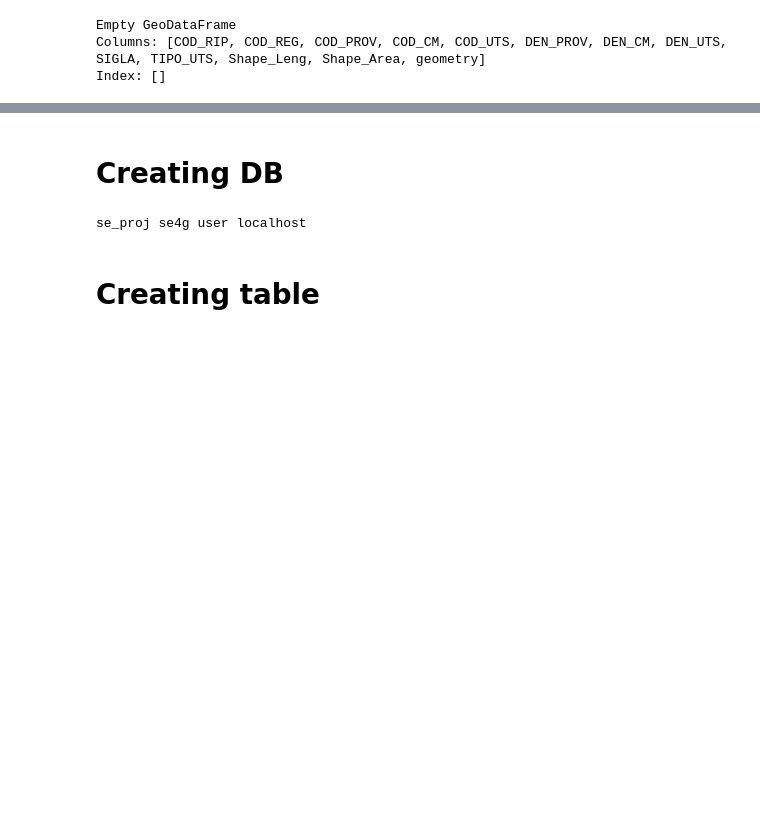
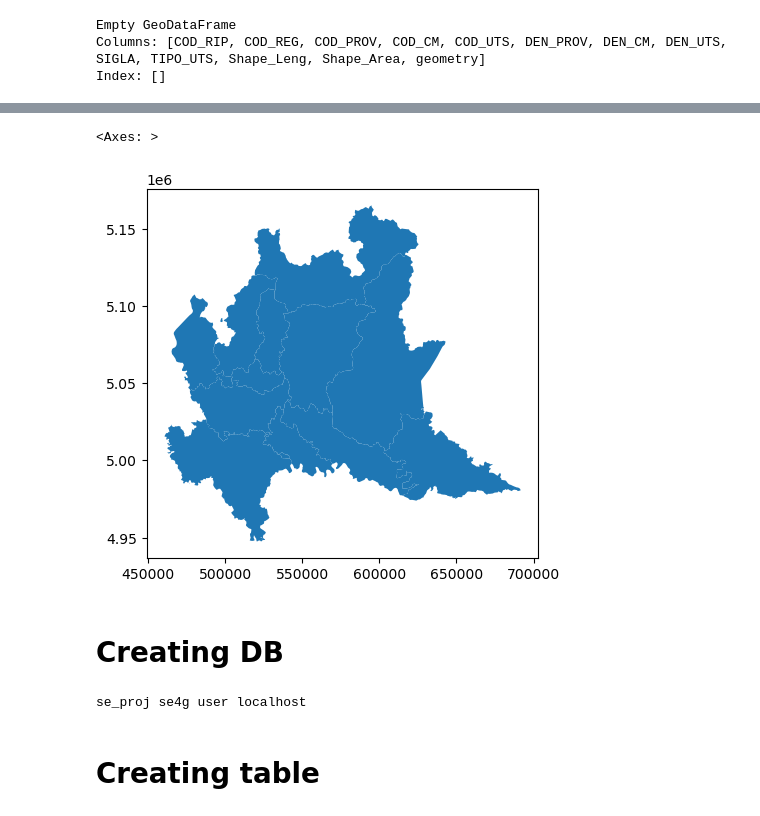
Before and after one commit to Black-Lights/AUPE, a Jupyter notebook: DB_project2024.ipynb, the cells around one changed output, grey strips where cells are left out. Saved outputs shown, nothing was run; the diff lists cells and outputs as text; code cells hidden in the pictures; blank space fills up the shorter version.

```diff
--- a/DB_project2024.ipynb
+++ b/DB_project2024.ipynb
@@ -96,15 +135,19 @@ merged_df2 = merged_df.merge(filtered_gdf[['COD_PROV', 'geometry']], on='COD_PRO
 # %%
 columns_to_select = ['geometry','cod_reg','cod_rip','COD_PROV','ar_kmq','nome','uid',
     'ar_fr_p3p4', 'ar_fr_p2', 'ar_fr_p1',
     'pop_fr_p2', 'pop_fr_p1',
     'ed_fr_p2', 'ed_fr_p1',
     'ar_frp3p4p', 'popfrp3p4p',
     'ed_fr_p3p4', 'edfrp3p4p'
 ]
 
 # Select the columns
-selected_df = merged_df2[columns_to_select]
+selected_df = merged_gdf[columns_to_select]
 selected_df2 = selected_df.copy()
+selected_df2.plot()
+# %% [output]
+<Axes: >
+[figure, added]
 # %% [markdown]
 # Creating DB
 # %%
```
Also changed, not shown: parts of 3 cells of this notebook, 1 other file.
